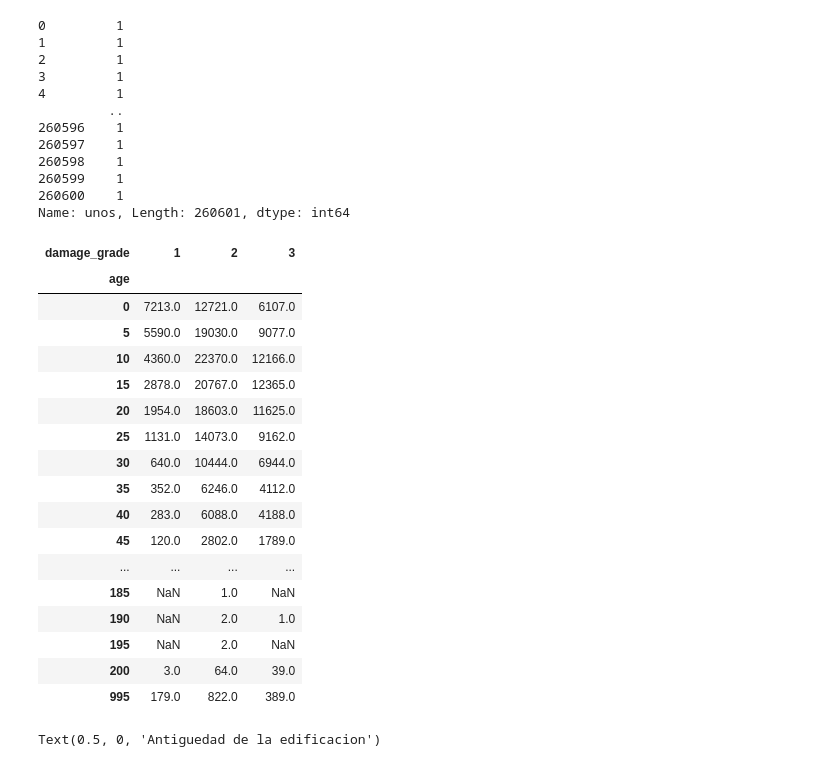
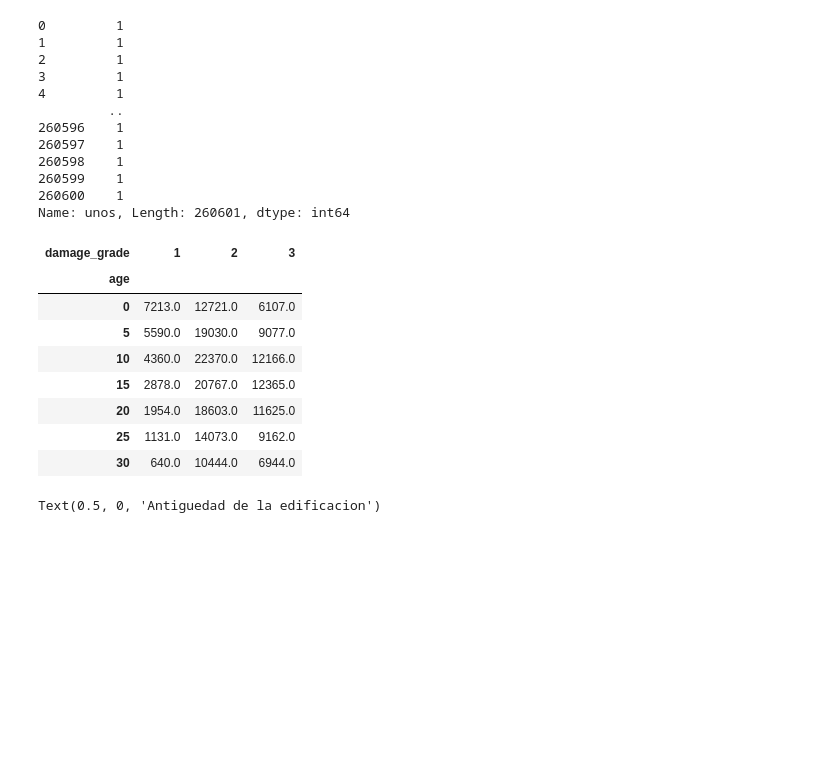
Before and after one commit to Noenf/Datos-1C2021, a Jupyter notebook: TP1/experimentacion_esmi.ipynb, the cells around one changed output. Drawn from its saved outputs; the diff is of its cells as text; code cells hidden in the pictures; blank space fills up the shorter version.

```diff
--- a/TP1/experimentacion_esmi.ipynb
+++ b/TP1/experimentacion_esmi.ipynb
@@ -205,26 +194,17 @@ df['unos']=1
 Name: unos, Length: 260601, dtype: int64
 # %%
 conteo = df[['age','damage_grade','unos']].pivot_table(values='unos', columns='damage_grade',index='age',aggfunc=np.sum)
-conteo
+conteo.head(7)
 # %% [output]
 | damage_grade | 1 | 2 | 3 |
 | age |  |  |  |
 | 0 | 7213.0 | 12721.0 | 6107.0 |
 | 5 | 5590.0 | 19030.0 | 9077.0 |
 | 10 | 4360.0 | 22370.0 | 12166.0 |
 | 15 | 2878.0 | 20767.0 | 12365.0 |
 | 20 | 1954.0 | 18603.0 | 11625.0 |
 | 25 | 1131.0 | 14073.0 | 9162.0 |
 | 30 | 640.0 | 10444.0 | 6944.0 |
-| 35 | 352.0 | 6246.0 | 4112.0 |
-| 40 | 283.0 | 6088.0 | 4188.0 |
-| 45 | 120.0 | 2802.0 | 1789.0 |
-| ... | ... | ... | ... |
-| 185 | NaN | 1.0 | NaN |
-| 190 | NaN | 2.0 | 1.0 |
-| 195 | NaN | 2.0 | NaN |
-| 200 | 3.0 | 64.0 | 39.0 |
-| 995 | 179.0 | 822.0 | 389.0 |
 # %%
 age_grupos=conteo.plot(kind='bar', title='Niveles de daño por antigüedad de las edificaciones', linewidth=2, figsize=(20,10), color=['forestgreen','gold','red']);
 ax=plt.gca()
```
Also changed, not shown: parts of 2 cells of this notebook, 2 other files.
